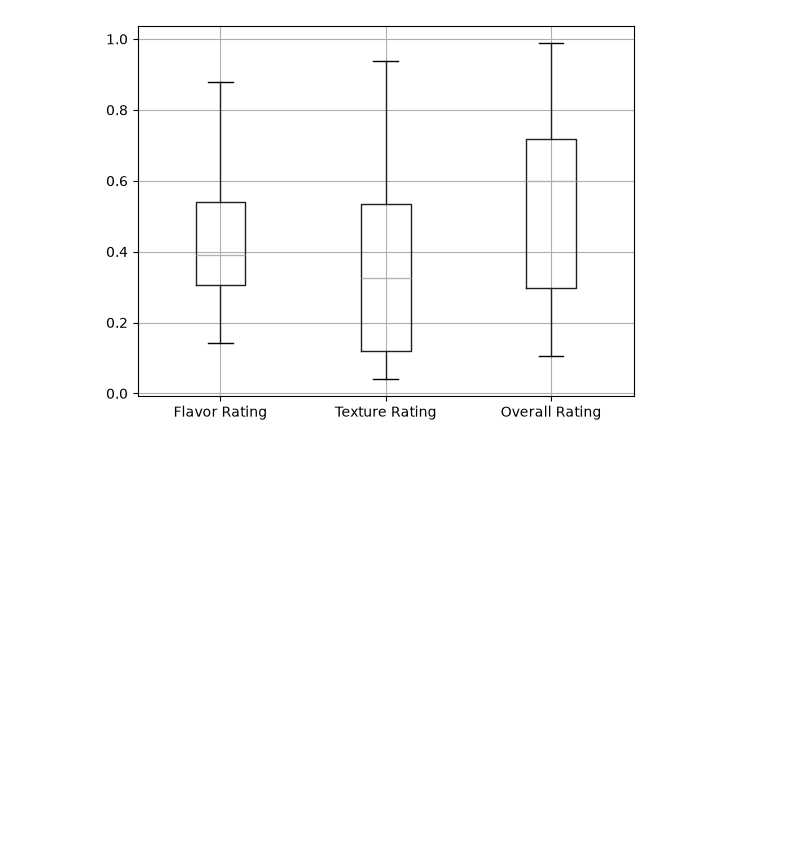
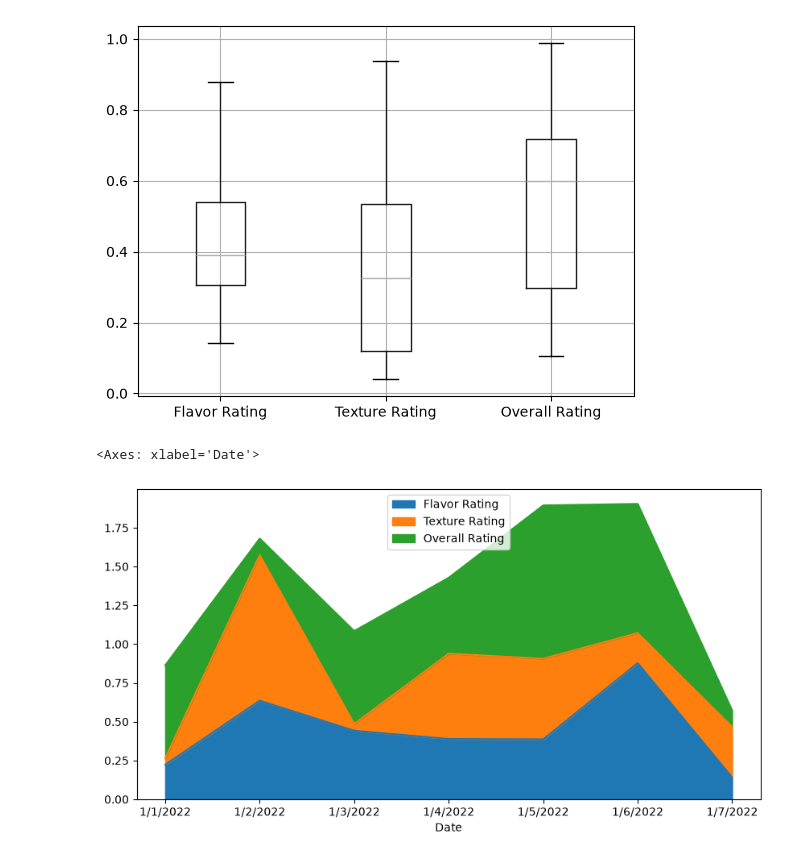
Before and after one commit to kirollos123/data_cleaning, a Jupyter notebook: pandas/cleaning_data.ipynb, the cells around one changed output. Drawn from its saved outputs; the diff is of its cells as text; code cells hidden in the pictures; blank space fills up the shorter version.

```diff
--- a/pandas/cleaning_data.ipynb
+++ b/pandas/cleaning_data.ipynb
@@ -666,3 +666,8 @@ df.boxplot()
 # %% [output]
 <Axes: >
 [figure]
+# %%
+df.plot.area (figsize=(10,5))
+# %% [output]
+<Axes: xlabel='Date'>
+[figure, added]
```
